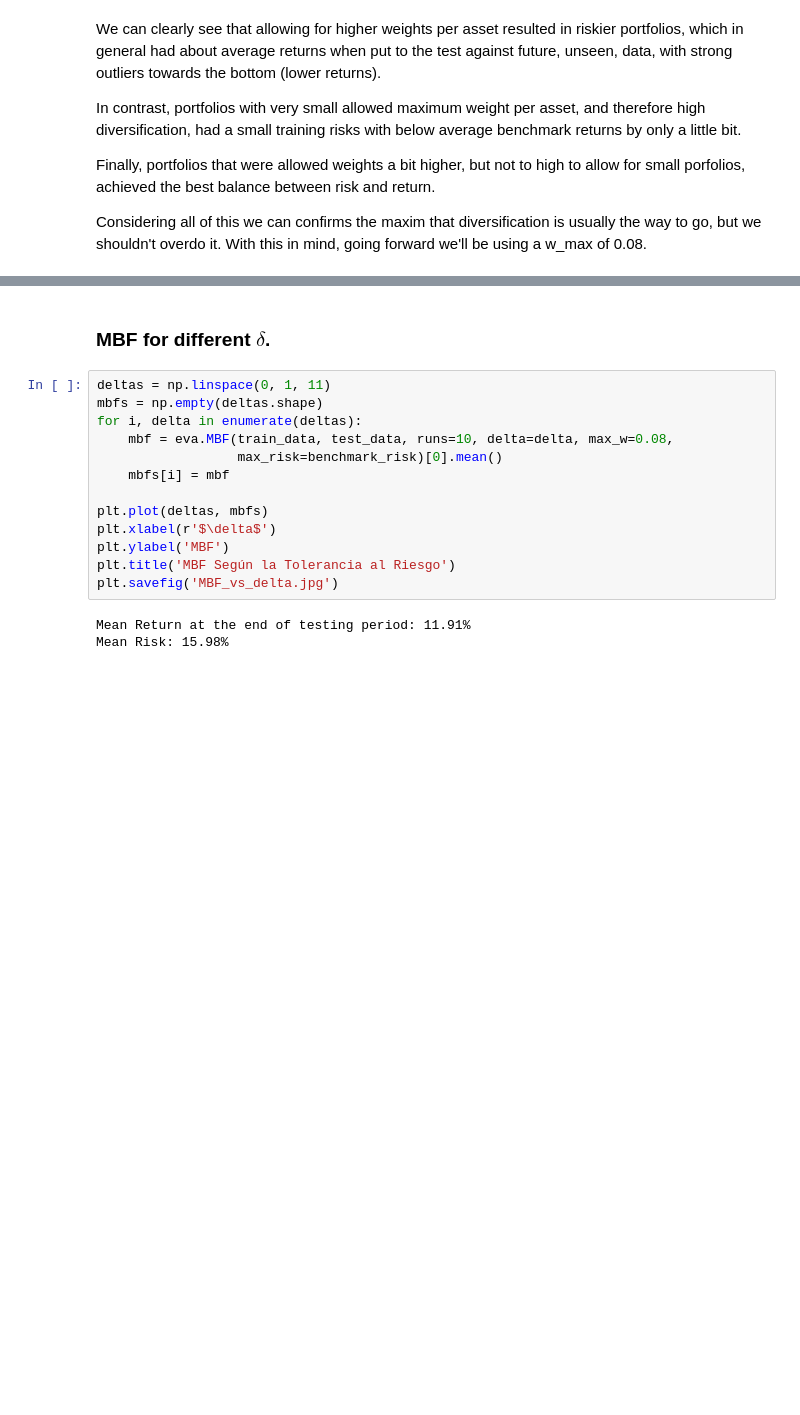
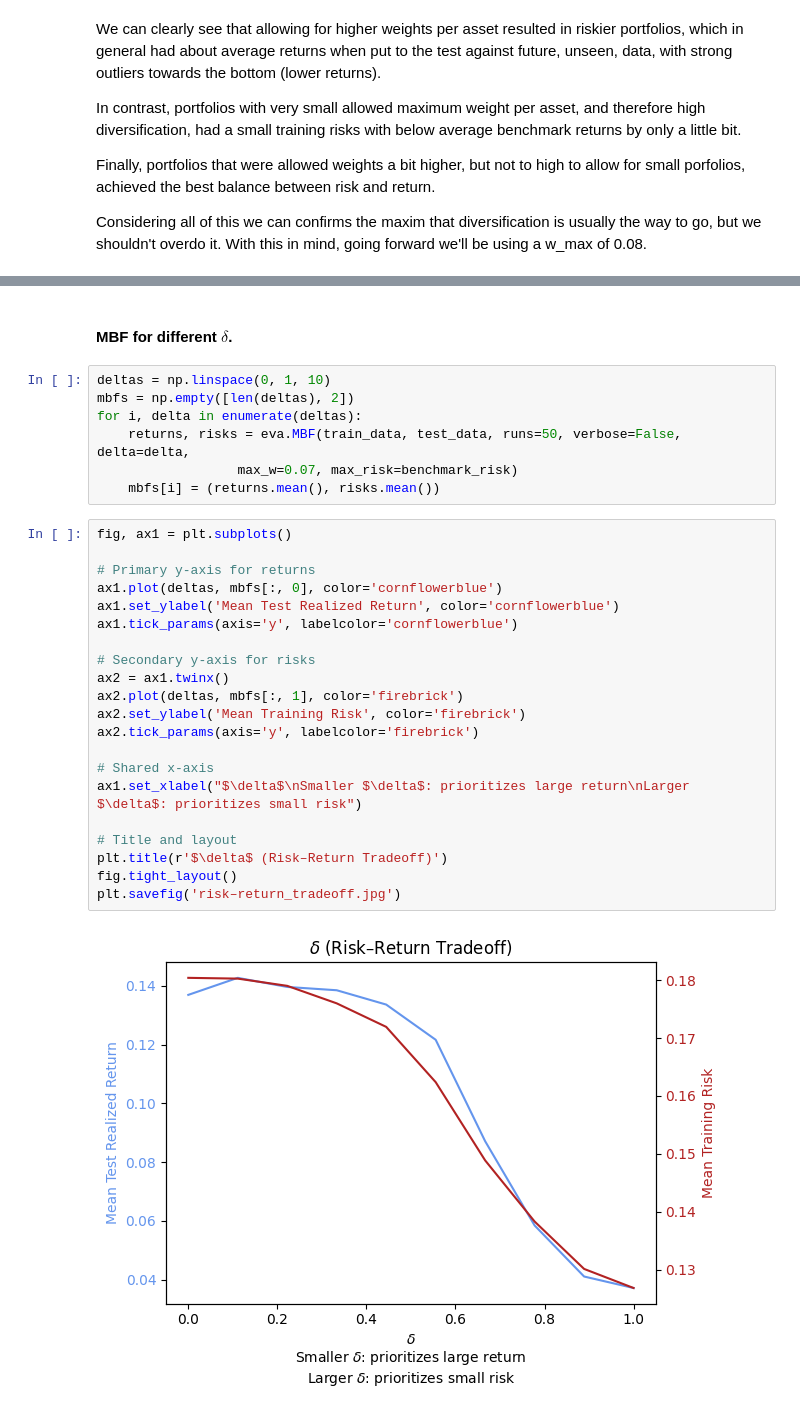
Before and after one commit to PanDomene/Evolutionary-Algorithm-for-Portfolio-Optimization, a Jupyter notebook: results/results.ipynb, the cells around one changed output, grey strips where cells are left out. Cells and saved outputs as stored; diff of their text form; blank space fills up the shorter version.

```diff
--- a/results/results.ipynb
+++ b/results/results.ipynb
@@ -239,19 +216,33 @@ plt.savefig('risk–return_tradeoff.jpg')
 # %% [markdown]
-### MBF for different $\delta$.
+#### MBF for different $\delta$.
 # %%
-deltas = np.linspace(0, 1, 11)
-mbfs = np.empty(deltas.shape)
+deltas = np.linspace(0, 1, 10)
+mbfs = np.empty([len(deltas), 2])
 for i, delta in enumerate(deltas):
-    mbf = eva.MBF(train_data, test_data, runs=10, delta=delta, max_w=0.08,
-                  max_risk=benchmark_risk)[0].mean()
-    mbfs[i] = mbf
-
-plt.plot(deltas, mbfs)
-plt.xlabel(r'$\delta$')
-plt.ylabel('MBF')
-plt.title('MBF Según la Tolerancia al Riesgo')
-plt.savefig('MBF_vs_delta.jpg')
+    returns, risks = eva.MBF(train_data, test_data, runs=50, verbose=False, delta=delta,
+                  max_w=0.07, max_risk=benchmark_risk)
+    mbfs[i] = (returns.mean(), risks.mean())
-# %% [output]
-Mean Return at the end of testing period: 11.91%
-Mean Risk: 15.98%
+# %%
+fig, ax1 = plt.subplots()
+
+# Primary y-axis for returns
+ax1.plot(deltas, mbfs[:, 0], color='cornflowerblue')
+ax1.set_ylabel('Mean Test Realized Return', color='cornflowerblue')
+ax1.tick_params(axis='y', labelcolor='cornflowerblue')
+
+# Secondary y-axis for risks
+ax2 = ax1.twinx()
+ax2.plot(deltas, mbfs[:, 1], color='firebrick')
+ax2.set_ylabel('Mean Training Risk', color='firebrick')
+ax2.tick_params(axis='y', labelcolor='firebrick')
+
+# Shared x-axis
+ax1.set_xlabel("$\delta$\nSmaller $\delta$: prioritizes large return\nLarger $\delta$: prioritizes small risk")
+
+# Title and layout
+plt.title(r'$\delta$ (Risk–Return Tradeoff)')
+fig.tight_layout()
+plt.savefig('risk–return_tradeoff.jpg')
+# %% [output]
+[figure, added]
 # %% [markdown]
```
Also changed, not shown: parts of 41 cells of this notebook, 16 other files.
